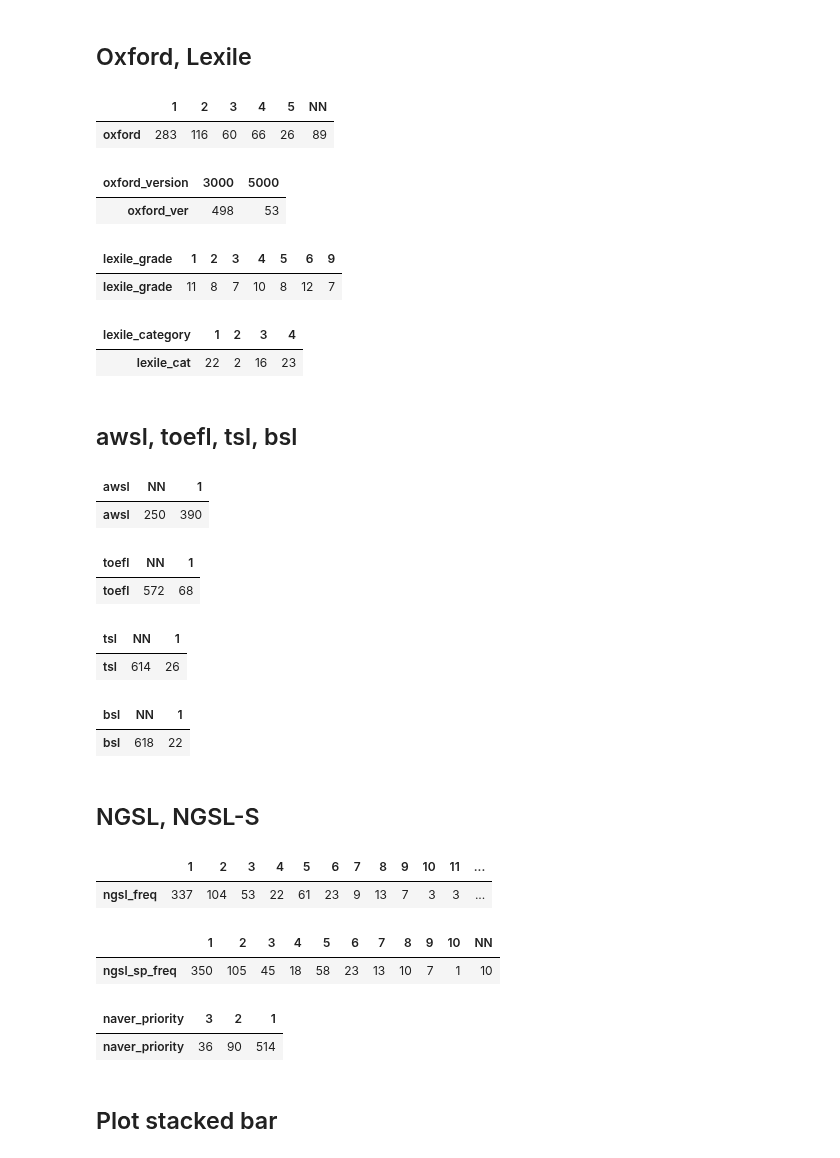
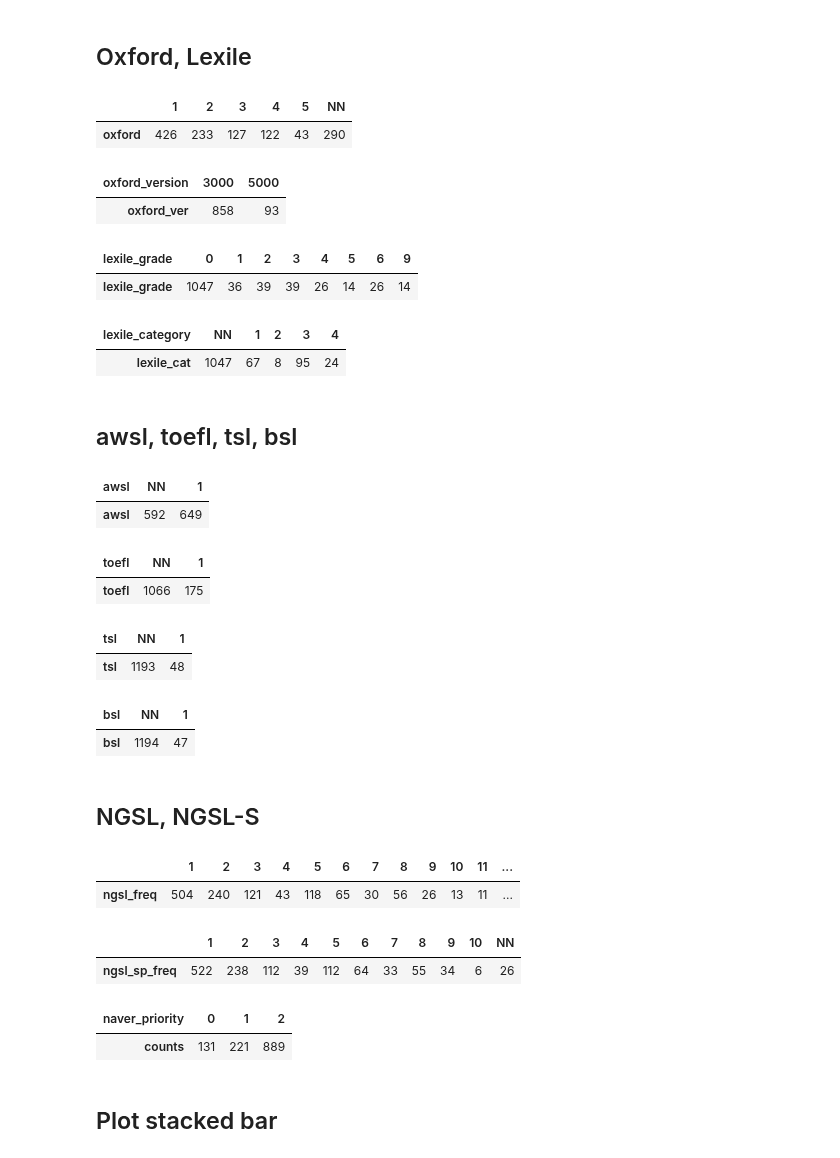
Before and after one commit to yuliepie/netflixschool, a Jupyter notebook: data_preprocessing/ipynb/analysis/analyze_movie_levels.ipynb, the cells around one changed output. Saved outputs shown, nothing was run; the diff lists cells and outputs as text; code cells hidden in the pictures.

```diff
--- a/data_preprocessing/ipynb/analysis/analyze_movie_levels.ipynb
+++ b/data_preprocessing/ipynb/analysis/analyze_movie_levels.ipynb
@@ -16,7 +15,7 @@ import os
 path = '../../script'
 
 # 다큐멘터리(0), 드라마(1), 영화(2) 선택
-category = 2
+category = 1
 if category == 0:
     path = path + '/Documentary'
 elif category == 1:
@@ -97,7 +96,7 @@ None
 # 단어 리스트 불러오기
 pd.options.display.float_format = '{:.0f}'.format
 
-word_db_df = pd.read_csv("../../words/final_datasets/words_df_final_naver_proper_noun.csv")
+word_db_df = pd.read_csv("../../words/final_datasets/words_levels_df.csv")
 word_db_df
 word_db_df.set_index('Word', inplace=True)
 
@@ -110,6 +109,7 @@ for index, row in existing_lemmas.iterrows():
     lemmas_dict[lemma] = str(index)
 
 def convertToHeadForm(word):
+  word = str(word)
   head = lemmas_dict.get(word)
   # If a lemma word, change to head word in word list
   if head:
@@ -198,7 +216,7 @@ oxford_result.columns = [*oxford_result.columns[:-1], 'NN']
 oxford_result
 # %% [output]
 |  | 1 | 2 | 3 | 4 | 5 | NN |
-| oxford | 283 | 116 | 60 | 66 | 26 | 89 |
+| oxford | 426 | 233 | 127 | 122 | 43 | 290 |
 # %%
 oxford_ver = counts_df_headed_joined.groupby('oxford_version').size()
 # oxford.drop(oxford.columns.difference(['counts']), 1, inplace=True)
@@ -209,34 +227,34 @@ oxford_ver.drop(0, axis=1, inplace=True)
 oxford_ver
 # %% [output]
 | oxford_version | 3000 | 5000 |
-| oxford_ver | 498 | 53 |
+| oxford_ver | 858 | 93 |
 # %%
 lexile = counts_df_headed_joined.groupby('lexile_grade').size()
 # oxford.drop(oxford.columns.difference(['counts']), 1, inplace=True)
 lexile
 lexile = lexile.to_frame(name='counts')
 lexile = lexile.transpose()
 lexile.rename({'counts': 'lexile_grade'}, inplace=True)
-lexile.drop(0, axis=1, inplace=True)
+# lexile.drop(0, axis=1, inplace=True)
 
 lexile
 # %% [output]
-| lexile_grade | 1 | 2 | 3 | 4 | 5 | 6 | 9 |
-| lexile_grade | 11 | 8 | 7 | 10 | 8 | 12 | 7 |
+| lexile_grade | 0 | 1 | 2 | 3 | 4 | 5 | 6 | 9 |
+| lexile_grade | 1047 | 36 | 39 | 39 | 26 | 14 | 26 | 14 |
 # %%
 lexile_cat = counts_df_headed_joined.groupby('lexile_category').size()
 # oxford.drop(oxford.columns.difference(['counts']), 1, inplace=True)
 lexile_cat = lexile_cat.to_frame(name='counts')
 lexile_cat = lexile_cat.transpose()
 lexile_cat.rename({'counts': 'lexile_cat'}, inplace=True)
-lexile_cat.drop('NN', axis=1, inplace=True)
+# lexile_cat.drop('NN', axis=1, inplace=True)
 lexile_cat.rename(columns={'general': 1, 'math': 2, 'science': 3, 'social_studies': 4}, inplace=True)
 
 
 lexile_cat
 # %% [output]
-| lexile_category | 1 | 2 | 3 | 4 |
-| lexile_cat | 22 | 2 | 16 | 23 |
+| lexile_category | NN | 1 | 2 | 3 | 4 |
+| lexile_cat | 1047 | 67 | 8 | 95 | 24 |
 # %% [markdown]
 ## awsl, toefl, tsl, bsl
 # %%
@@ -253,7 +271,7 @@ awsl.rename(columns={'N':'NN', 'Y':1}, inplace=True)
 awsl
 # %% [output]
 | awsl | NN | 1 |
-| awsl | 250 | 390 |
+| awsl | 592 | 649 |
 # %%
 toefl = counts_df_headed_joined.groupby('toefl').size()
 toefl
@@ -266,7 +284,7 @@ toefl.rename(columns={'N':'NN', 'Y':1}, inplace=True)
 toefl
 # %% [output]
 | toefl | NN | 1 |
-| toefl | 572 | 68 |
+| toefl | 1066 | 175 |
 # %%
 tsl = counts_df_headed_joined.groupby('tsl').size()
 tsl
@@ -279,7 +297,7 @@ tsl.rename(columns={'N':'NN', 'Y':1}, inplace=True)
 tsl
 # %% [output]
 | tsl | NN | 1 |
-| tsl | 614 | 26 |
+| tsl | 1193 | 48 |
 # %%
 bsl = counts_df_headed_joined.groupby('bsl').size()
 bsl
@@ -292,7 +310,7 @@ bsl.rename(columns={'N':'NN', 'Y':1}, inplace=True)
 bsl
 # %% [output]
 | bsl | NN | 1 |
-| bsl | 618 | 22 |
+| bsl | 1194 | 47 |
 # %% [markdown]
 ## NGSL, NGSL-S
 # %%
@@ -308,7 +326,7 @@ ngsl_freq.columns = [*ngsl_freq.columns[:-1], 'NN']
 ngsl_freq
 # %% [output]
 |  | 1 | 2 | 3 | 4 | 5 | 6 | 7 | 8 | 9 | 10 | 11 | ... |
-| ngsl_freq | 337 | 104 | 53 | 22 | 61 | 23 | 9 | 13 | 7 | 3 | 3 | ... |
+| ngsl_freq | 504 | 240 | 121 | 43 | 118 | 65 | 30 | 56 | 26 | 13 | 11 | ... |
 # %%
 ngsl_sp_freq = counts_df_headed_joined.groupby('ngsl_sp_freq').size()
 ngsl_sp_freq
@@ -322,21 +340,21 @@ ngsl_sp_freq.columns = [*ngsl_sp_freq.columns[:-1], 'NN']
 ngsl_sp_freq
 # %% [output]
 |  | 1 | 2 | 3 | 4 | 5 | 6 | 7 | 8 | 9 | 10 | NN |
-| ngsl_sp_freq | 350 | 105 | 45 | 18 | 58 | 23 | 13 | 10 | 7 | 1 | 10 |
+| ngsl_sp_freq | 522 | 238 | 112 | 39 | 112 | 64 | 33 | 55 | 34 | 6 | 26 |
 # %%
 naver_priority = counts_df_headed_joined.groupby('naver_priority').size()
 naver_priority
 naver_priority = naver_priority.to_frame(name='counts')
 naver_priority = naver_priority.transpose()
-naver_priority.rename({'counts': 'naver_priority'}, inplace=True)
-naver_priority.rename(columns={0: 3, 1: 2, 2: 1, 3:0}, inplace=True)
+# naver_priority.rename({'counts': 'naver_priority'}, inplace=True)
+# naver_priority.rename(columns={0: 3, 1: 2, 2: 1, 3:0}, inplace=True)
 # naver_priority.columns = range(1, 12)
 # naver_priority.drop(0, axis=1, inplace=True)
 
 naver_priority
 # %% [output]
-| naver_priority | 3 | 2 | 1 |
-| naver_priority | 36 | 90 | 514 |
+| naver_priority | 0 | 1 | 2 |
+| counts | 131 | 221 | 889 |
 # %% [markdown]
 ## Plot stacked bar
 # %%
```
Also changed, not shown: parts of 11 cells of this notebook, 2 other files.
